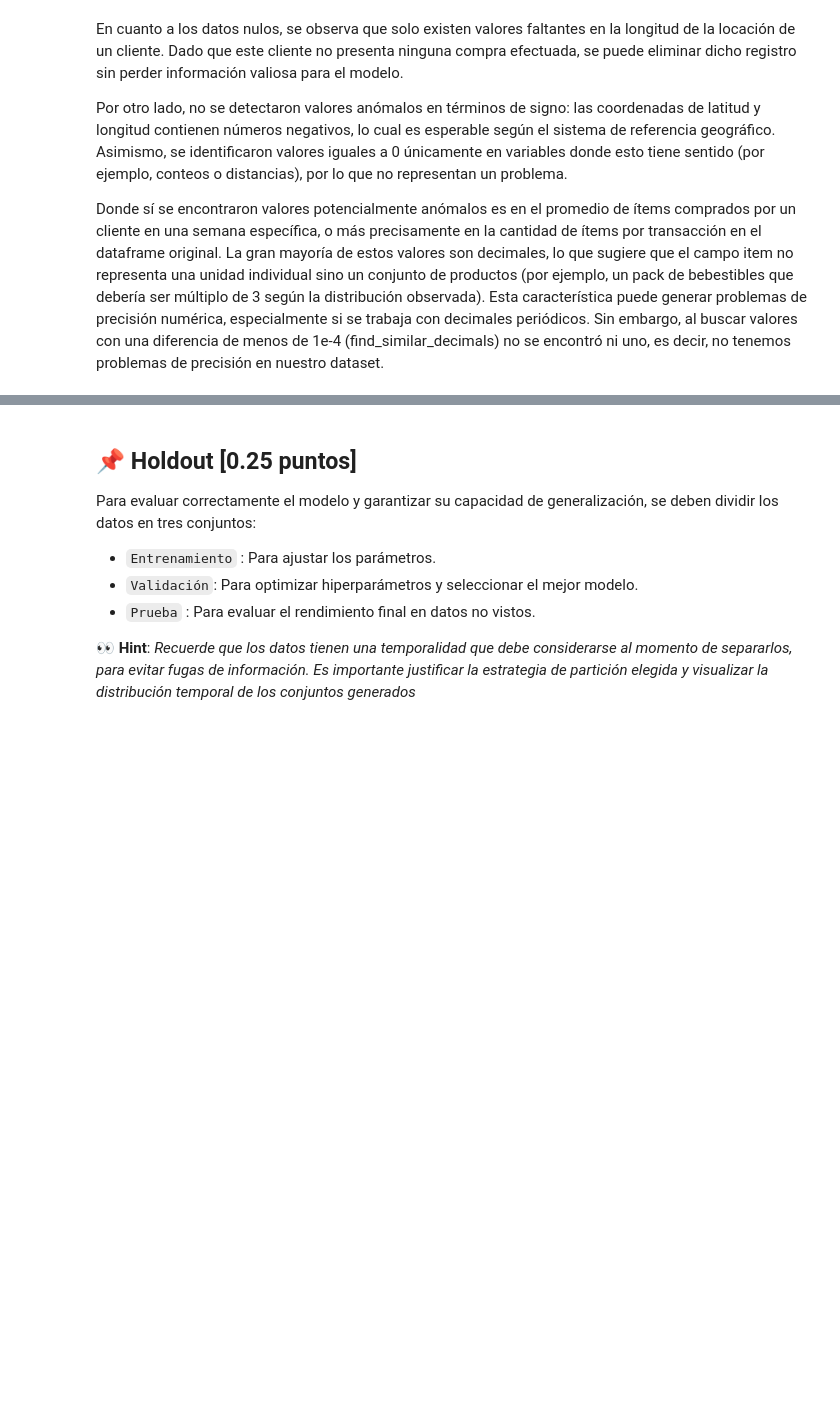
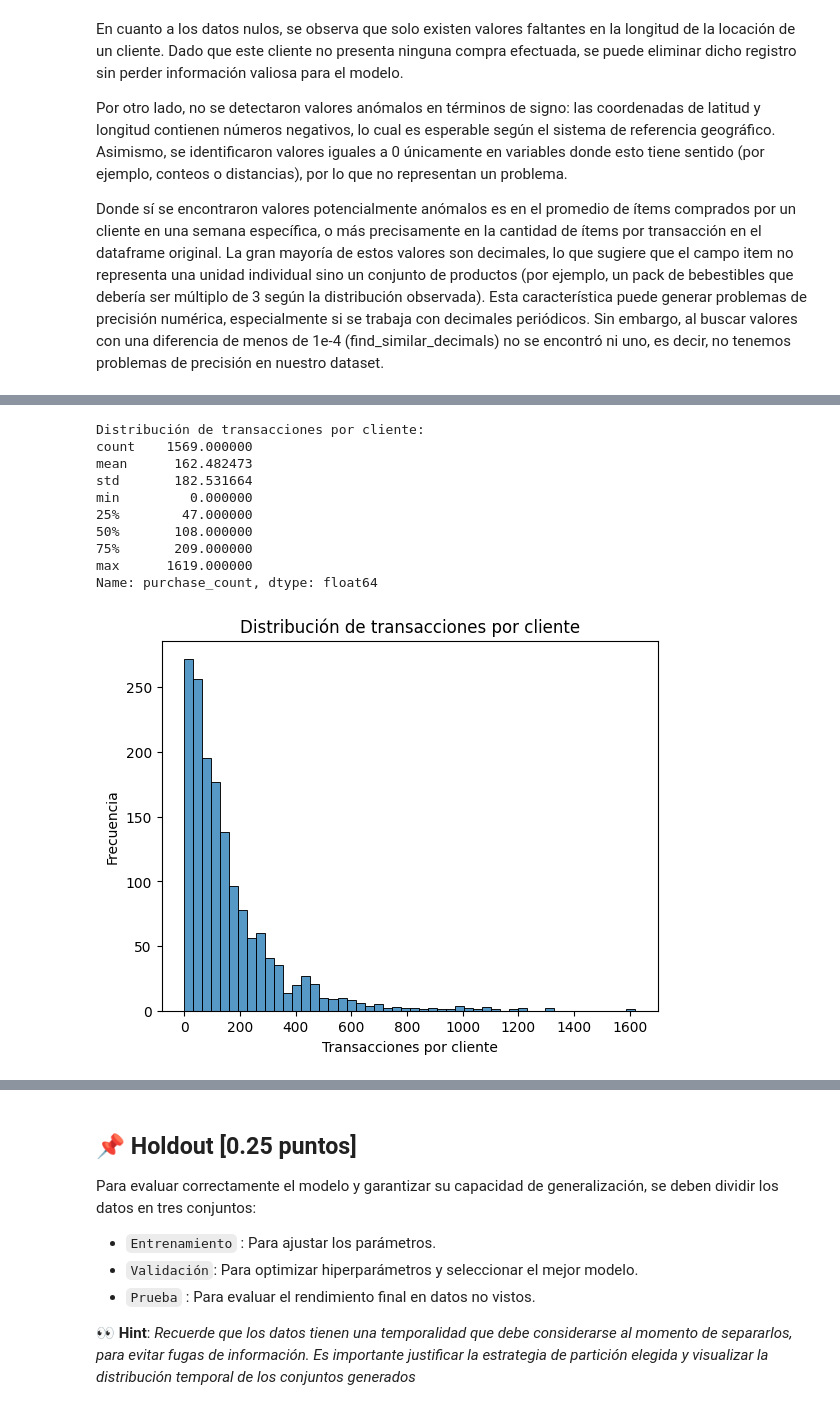
Before and after one commit to fco-marquez/MDS7202_Free_Riders, a Jupyter notebook: entrega1/enunciado_entrega1.ipynb, the cells around one changed output, grey strips where cells are left out. Cells and saved outputs as stored; diff of their text form; code cells hidden in the pictures; blank space fills up the shorter version.

```diff
--- a/entrega1/enunciado_entrega1.ipynb
+++ b/entrega1/enunciado_entrega1.ipynb
@@ -815,0 +755,24 @@ Name: recompra_dias, dtype: float64
+# %%
+
+# Transacciones por cliente
+tx_per_client = df.groupby('customer_id')["purchase_count"].sum()
+print("Distribución de transacciones por cliente:")
+print(tx_per_client.describe())
+
+sns.histplot(tx_per_client, bins=50)
+plt.title("Distribución de transacciones por cliente")
+plt.xlabel("Transacciones por cliente")
+plt.ylabel("Frecuencia")
+plt.show()
+# %% [output]
+Distribución de transacciones por cliente:
+count    1569.000000
+mean      162.482473
+std       182.531664
+min         0.000000
+25%        47.000000
+50%       108.000000
+75%       209.000000
+max      1619.000000
+Name: purchase_count, dtype: float64
+[figure, added]
```
Also changed, not shown: parts of 6 cells of this notebook.
